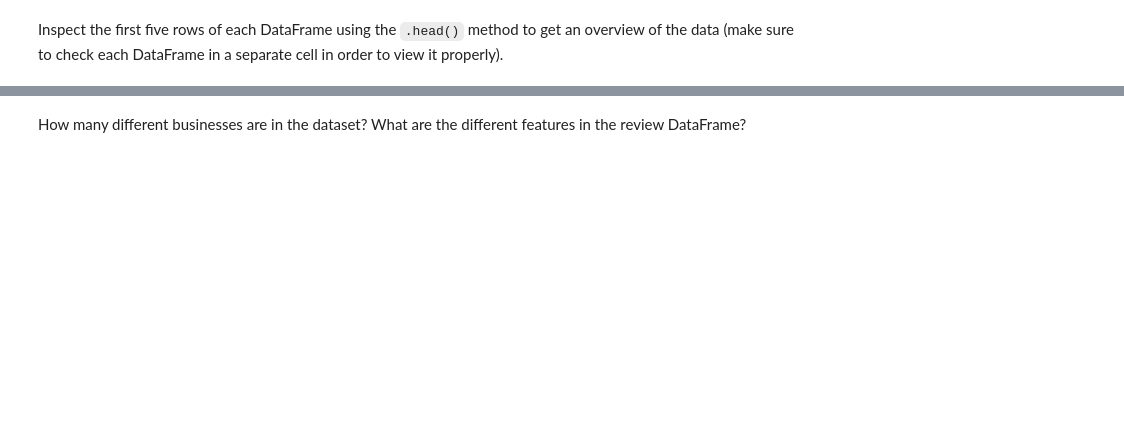
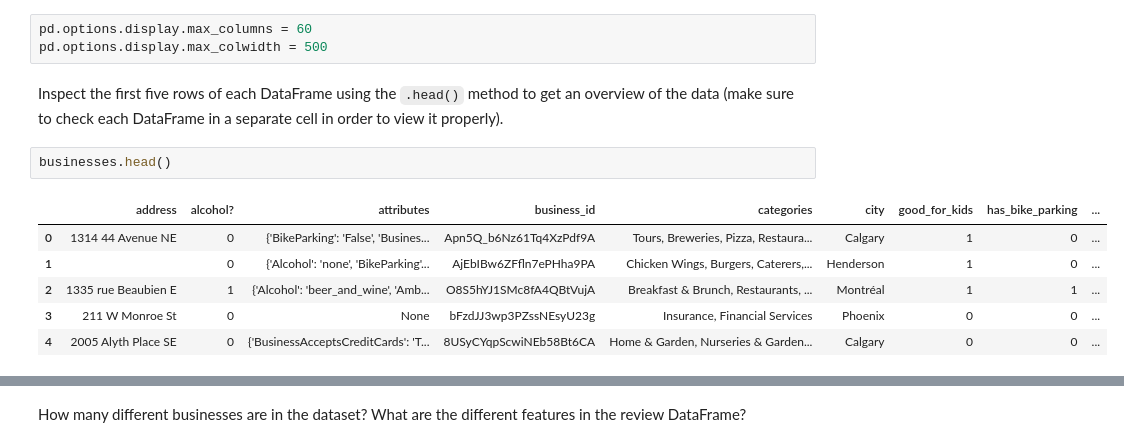
Before and after one commit to LenSin3/yelp_regression_project, a Jupyter notebook: yelp_regression.ipynb, the cells around one changed output, grey strips where cells are left out. Saved outputs shown, nothing was run; the diff lists cells and outputs as text; blank space fills up the shorter version.

````diff
--- a/yelp_regression.ipynb
+++ b/yelp_regression.ipynb
@@ -50,5 +48,17 @@ pd.options.display.max_colwidth = number_of_characters_to_display
 ```
 
 Set `max_columns` to `60` and `max_colwidth` to `500`. We are working with some BIG data here!
+# %%
+pd.options.display.max_columns = 60
+pd.options.display.max_colwidth = 500
 # %% [markdown]
 Inspect the first five rows of each DataFrame using the `.head()` method to get an overview of the data (make sure to check each DataFrame in a separate cell in order to view it properly).
+# %%
+businesses.head()
+# %% [output]
+|  | address | alcohol? | attributes | business_id | categories | city | good_for_kids | has_bike_parking | ... |
+| 0 | 1314 44 Avenue NE | 0 | {'BikeParking': 'False', 'Busines... | Apn5Q_b6Nz61Tq4XzPdf9A | Tours, Breweries, Pizza, Restaura... | Calgary | 1 | 0 | ... |
+| 1 |  | 0 | {'Alcohol': 'none', 'BikeParking'... | AjEbIBw6ZFfln7ePHha9PA | Chicken Wings, Burgers, Caterers,... | Henderson | 1 | 0 | ... |
+| 2 | 1335 rue Beaubien E | 1 | {'Alcohol': 'beer_and_wine', 'Amb... | O8S5hYJ1SMc8fA4QBtVujA | Breakfast & Brunch, Restaurants, ... | Montréal | 1 | 1 | ... |
+| 3 | 211 W Monroe St | 0 | None | bFzdJJ3wp3PZssNEsyU23g | Insurance, Financial Services | Phoenix | 0 | 0 | ... |
+| 4 | 2005 Alyth Place SE | 0 | {'BusinessAcceptsCreditCards': 'T... | 8USyCYqpScwiNEb58Bt6CA | Home & Garden, Nurseries & Garden... | Calgary | 0 | 0 | ... |
````
Also changed, not shown: parts of 10 cells of this notebook.
